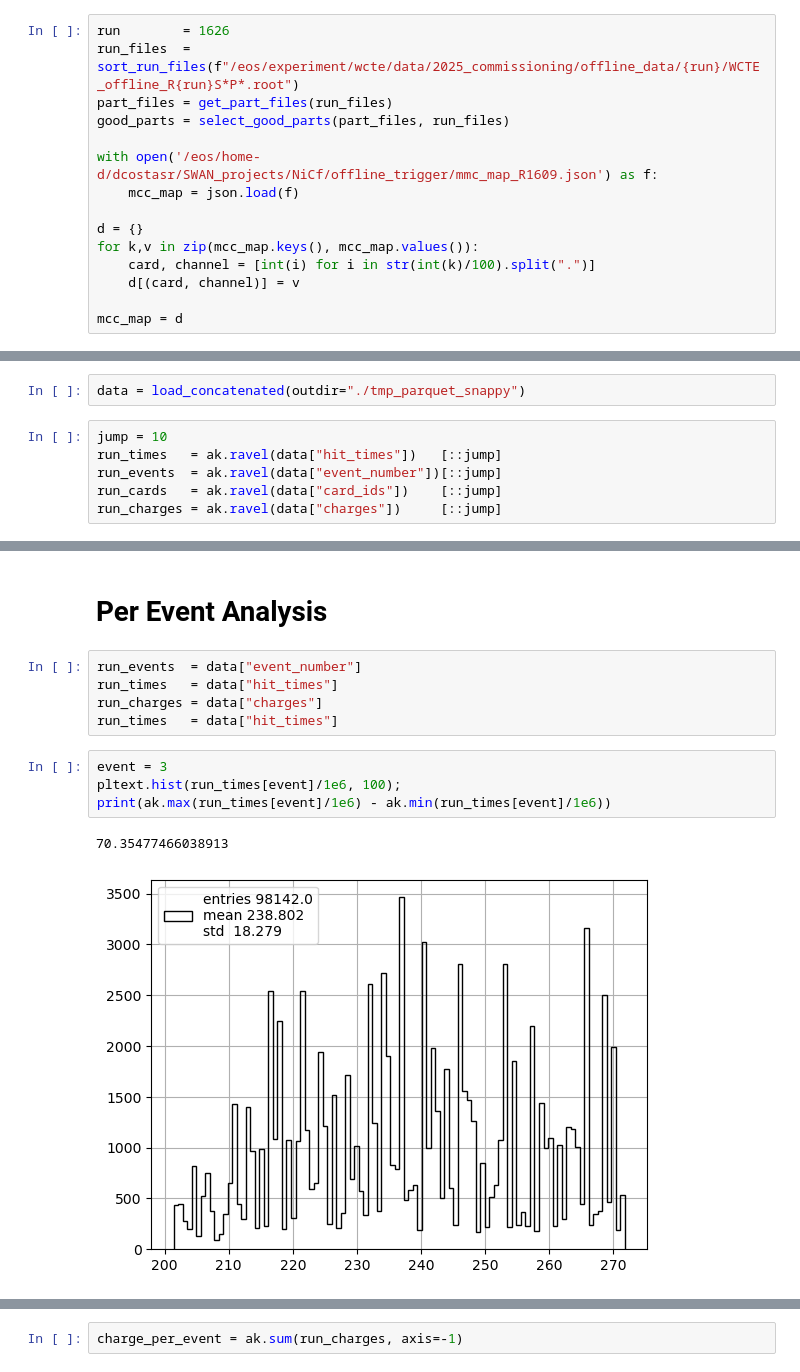
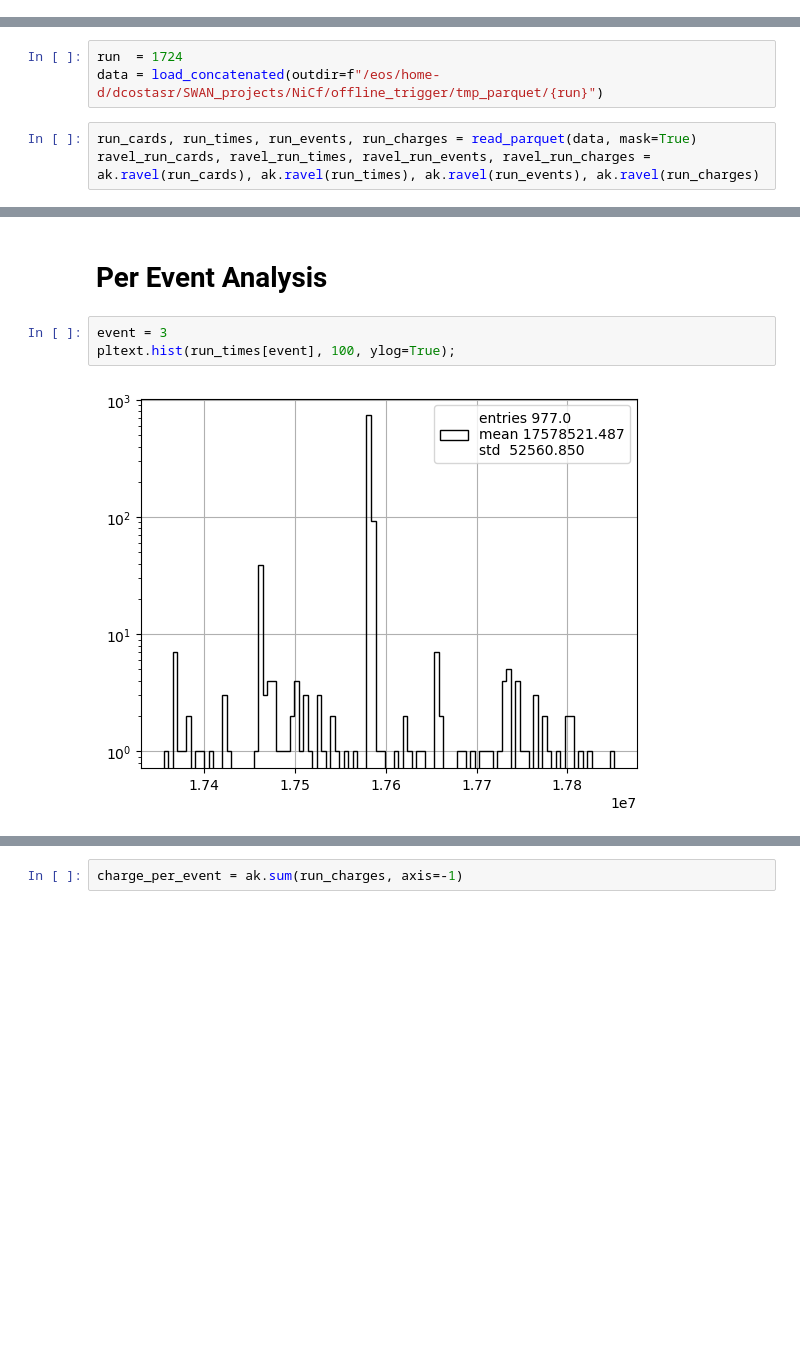
Before and after one commit to elenaramos44/nHits_trigger, a Jupyter notebook: NB/test_final_v1.ipynb, the cells around one changed output, grey strips where cells are left out. Saved outputs shown, nothing was run; the diff lists cells and outputs as text; blank space fills up the shorter version.

```diff
--- a/NB/test_final_v1.ipynb
+++ b/NB/test_final_v1.ipynb
@@ -25,15 +25,0 @@ pltext.style()
-# %%
-run        = 1626
-run_files  = sort_run_files(f"/eos/experiment/wcte/data/2025_commissioning/offline_data/{run}/WCTE_offline_R{run}S*P*.root")
-part_files = get_part_files(run_files)
-good_parts = select_good_parts(part_files, run_files)
-
-with open('/eos/home-d/dcostasr/SWAN_projects/NiCf/offline_trigger/mmc_map_R1609.json') as f:
-    mcc_map = json.load(f)
-
-d = {}
-for k,v in zip(mcc_map.keys(), mcc_map.values()):
-    card, channel = [int(i) for i in str(int(k)/100).split(".")]
-    d[(card, channel)] = v
-
-mcc_map = d
@@ -42,9 +26,7 @@ mcc_map = d
 # %%
-data = load_concatenated(outdir="./tmp_parquet_snappy")
+run  = 1724
+data = load_concatenated(outdir=f"/eos/home-d/dcostasr/SWAN_projects/NiCf/offline_trigger/tmp_parquet/{run}")
 # %%
-jump = 10
-run_times   = ak.ravel(data["hit_times"])   [::jump]
-run_events  = ak.ravel(data["event_number"])[::jump]
-run_cards   = ak.ravel(data["card_ids"])    [::jump]
-run_charges = ak.ravel(data["charges"])     [::jump]
+run_cards, run_times, run_events, run_charges = read_parquet(data, mask=True)
+ravel_run_cards, ravel_run_times, ravel_run_events, ravel_run_charges = ak.ravel(run_cards), ak.ravel(run_times), ak.ravel(run_events), ak.ravel(run_charges)
 # %%
@@ -87,15 +81,8 @@ pltext.hist(card_hit_times/1e6, 100, xylabels=("Time [ms]"), formate=".2e", labe
 # %% [markdown]
 # Per Event Analysis
-# %%
-run_events  = data["event_number"]
-run_times   = data["hit_times"]
-run_charges = data["charges"]
-run_times   = data["hit_times"]
 # %%
 event = 3
-pltext.hist(run_times[event]/1e6, 100);
-print(ak.max(run_times[event]/1e6) - ak.min(run_times[event]/1e6))
+pltext.hist(run_times[event], 100, ylog=True);
 # %% [output]
-70.35477466038913
-[figure, old version]
+[figure, new version]
 # %%
```
Also changed, not shown: parts of 10 cells of this notebook, 1 other file.
